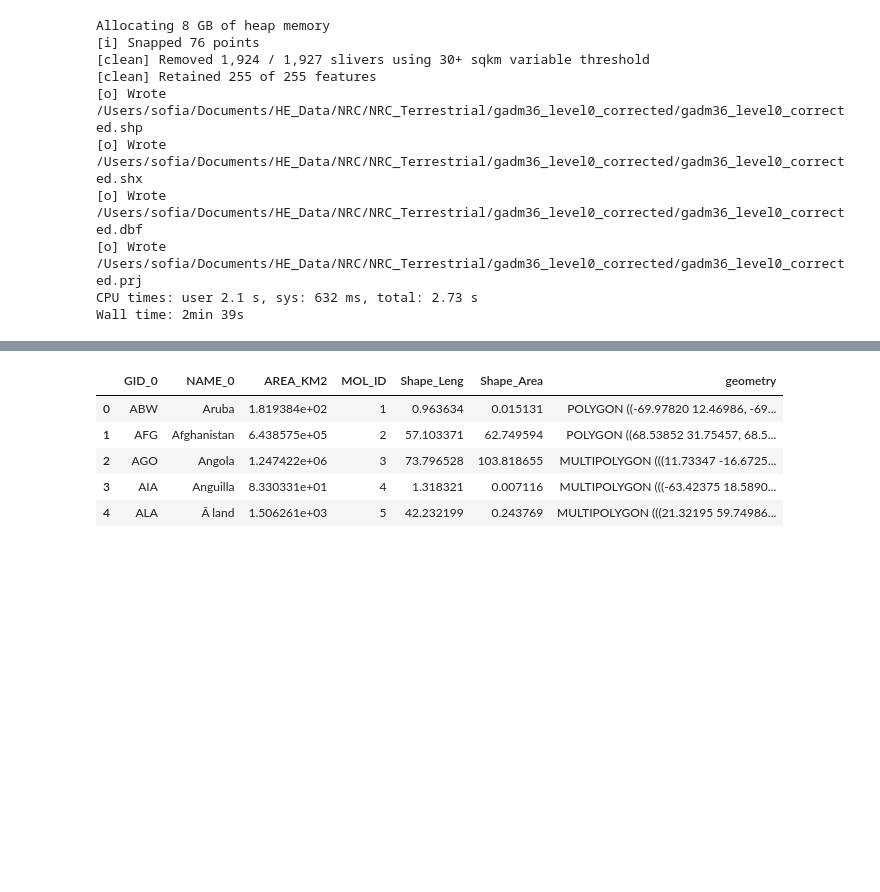
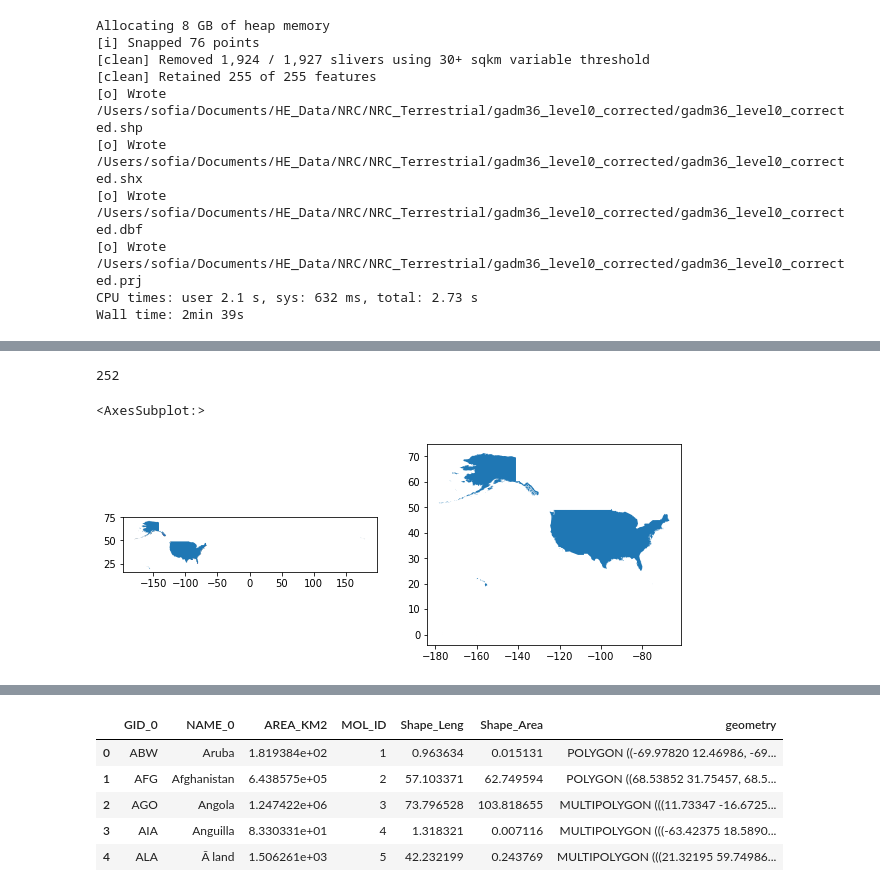
Before and after one commit to Vizzuality/he-scratchfolder, a Jupyter notebook: Simplification_EEZ.ipynb, the cells around one changed output, grey strips where cells are left out. Saved outputs shown, nothing was run; the diff lists cells and outputs as text; code cells hidden in the pictures; blank space fills up the shorter version.

```diff
--- a/Simplification_EEZ.ipynb
+++ b/Simplification_EEZ.ipynb
@@ -221 +221,15 @@ Wall time: 8.65 s
 255
+# %%
+geom = gpd.read_file('/Users/sofia/Documents/HE_Data/NRC/NRC_Terrestrial/LA_GADM_clean_dateline/LA_GADM_clean_dateline.shp')
+len(geom)
+# %% [output]
+252
+# %%
+# check if new geometries in corrected database are the same as the simplified
+n= 'USA'
+fig, (ax1,ax2) = plt.subplots(nrows=1,ncols=2,figsize=(10,10))
+gadm[gadm['GID_0']==n].geometry.plot(ax = ax1)
+geom[geom['GID_0']==n].geometry.plot(ax = ax2)
+# %% [output]
+<AxesSubplot:>
+[figure, added]
```
Also changed, not shown: parts of 41 cells of this notebook.
